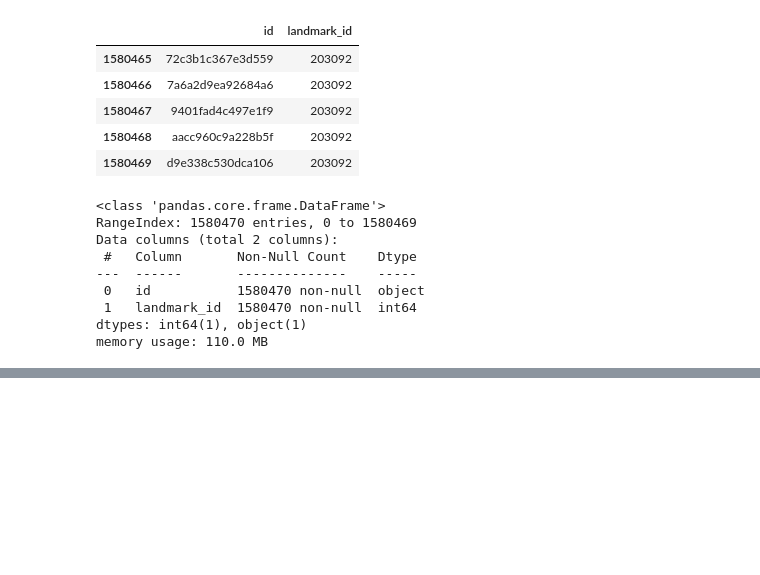
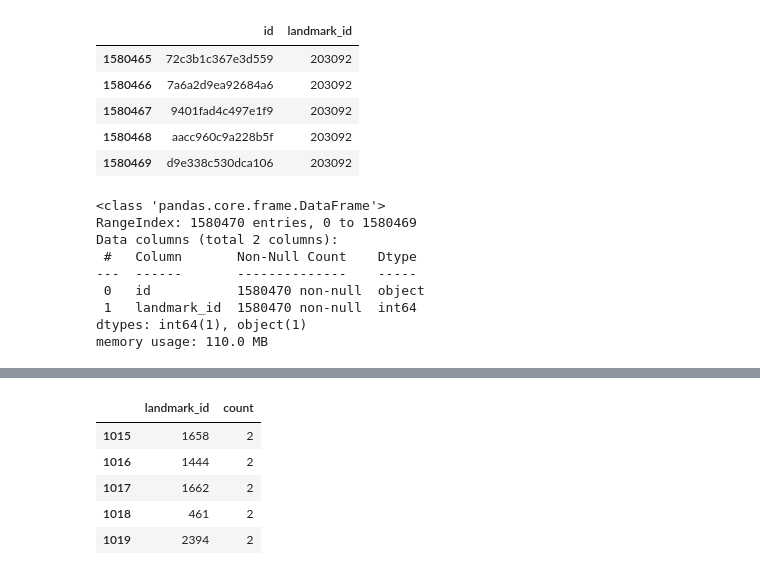
Before and after one commit to CodeByD3v/ML-Experiments, a Jupyter notebook: Google Landmark Detection/notebook/Google-Landmark-Detection.ipynb, the cells around one changed output, grey strips where cells are left out. Saved outputs shown, nothing was run; the diff lists cells and outputs as text; code cells hidden in the pictures; blank space fills up the shorter version.

```diff
--- a/Google Landmark Detection/notebook/Google-Landmark-Detection.ipynb
+++ b/Google Landmark Detection/notebook/Google-Landmark-Detection.ipynb
@@ -58,0 +88,10 @@ memory usage: 110.0 MB
+# %%
+# Ending
+data.tail()
+# %% [output]
+|  | landmark_id | count |
+| 1015 | 1658 | 2 |
+| 1016 | 1444 | 2 |
+| 1017 | 1662 | 2 |
+| 1018 | 461 | 2 |
+| 1019 | 2394 | 2 |
```
Also changed, not shown: parts of 13 cells of this notebook.
